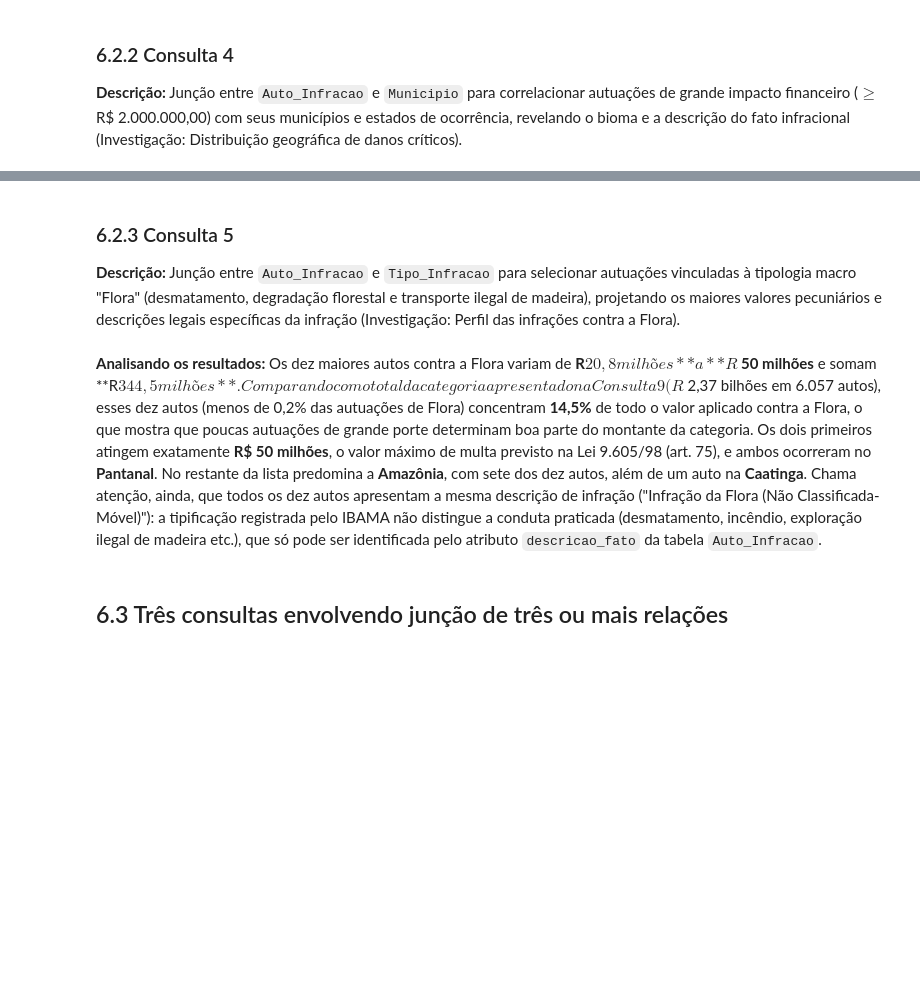
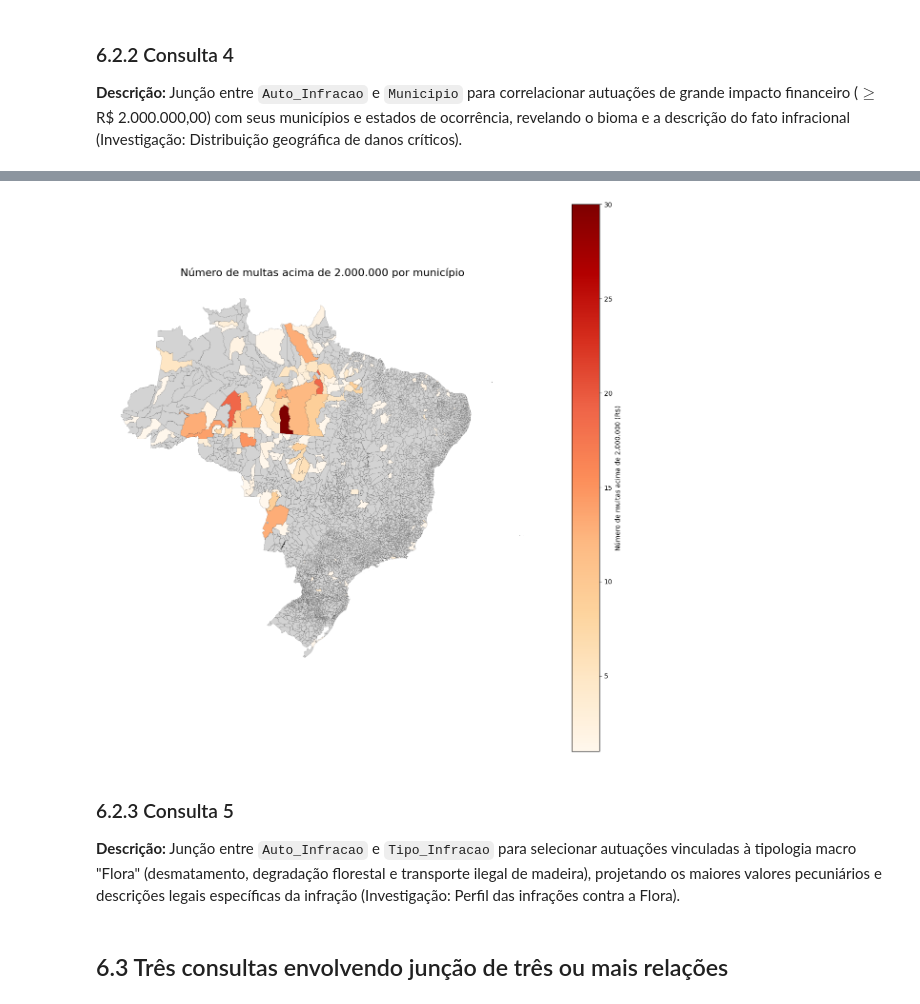
Before and after one commit to Ykosfeld/TP2-IBD, a Jupyter notebook: tp2.ipynb, the cells around one changed output, grey strips where cells are left out. Saved outputs shown, nothing was run; the diff lists cells and outputs as text; code cells hidden in the pictures; blank space fills up the shorter version.

```diff
--- a/tp2.ipynb
+++ b/tp2.ipynb
@@ -464,3 +566,54 @@ fetch(query4, conn)
+# %%
+df_multa_municipio = fetch("""
+SELECT nome_municipio, uf, bioma, valor_multa, COUNT(*) AS total_multa
+FROM Auto_Infracao NATURAL JOIN Municipio
+WHERE valor_multa >= 2000000
+GROUP BY nome_municipio, uf
+ORDER BY total_multa DESC
+""", conn)
+
+municipios = geobr.read_municipality(year = 2022)
+
+df_multa_municipio['nome_norm'] = df_multa_municipio['nome_municipio'].str.upper().str.strip().str.replace('Á', 'A').str.replace('Ã', 'A').str.replace('Â', 'A').str.replace('É', 'E').str.replace('Ê', 'E').str.replace('Í', 'I').str.replace('Ó', 'O').str.replace('Ô', 'O').str.replace('Õ', 'O').str.replace('Ú', 'U').str.replace('Ç', 'C')
+municipios['nome_norm'] = municipios['name_muni'].str.upper().str.strip().str.replace('Á', 'A').str.replace('Ã', 'A').str.replace('Â', 'A').str.replace('É', 'E').str.replace('Ê', 'E').str.replace('Í', 'I').str.replace('Ó', 'O').str.replace('Ô', 'O').str.replace('Õ', 'O').str.replace('Ú', 'U').str.replace('Ç', 'C')
+
+mapa = municipios.merge(
+    df_multa_municipio,
+    left_on=['nome_norm', 'abbrev_state'],
+    right_on=['nome_norm', 'uf'],
+    how='left'
+)
+
+
+fig, ax = plt.subplots(1, 1, figsize=(15, 15))
+
+mapa.plot(
+    column='total_multa',
+    cmap='OrRd',
+    linewidth=0.1,
+    edgecolor='black',
+    legend=True,
+    missing_kwds={
+        'color': 'lightgrey',
+        'label': 'Sem dados'
+    },
+    legend_kwds={
+        'label': 'Número de multas',
+        'orientation': 'vertical'
+    },
+    ax=ax
+)
+
+ax.set_title(
+    'Número de multas acima de R$ 2.000.000 por município',
+    fontsize=16
+)
+
+ax.set_axis_off()
+
+plt.show()
+# %% [output]
+[figure, added]
 # %% [markdown]
 ### 6.2.3 Consulta 5
 **Descrição:** Junção entre `Auto_Infracao` e `Tipo_Infracao` para selecionar autuações vinculadas à tipologia macro "Flora" (desmatamento, degradação florestal e transporte ilegal de madeira), projetando os maiores valores pecuniários e descrições legais específicas da infração (Investigação: Perfil das infrações contra a Flora).
@@ -475,8 +628,6 @@ LIMIT 10;
 """
 
 fetch(query5, conn)
-# %% [markdown]
-**Analisando os resultados:** Os dez maiores autos contra a Flora variam de **R$ 20,8 milhões** a **R$ 50 milhões** e somam **R$ 344,5 milhões**. Comparando com o total da categoria apresentado na Consulta 9 (R$ 2,37 bilhões em 6.057 autos), esses dez autos (menos de 0,2% das autuações de Flora) concentram **14,5%** de todo o valor aplicado contra a Flora, o que mostra que poucas autuações de grande porte determinam boa parte do montante da categoria. Os dois primeiros atingem exatamente **R$ 50 milhões**, o valor máximo de multa previsto na Lei 9.605/98 (art. 75), e ambos ocorreram no **Pantanal**. No restante da lista predomina a **Amazônia**, com sete dos dez autos, além de um auto na **Caatinga**. Chama atenção, ainda, que todos os dez autos apresentam a mesma descrição de infração ("Infração da Flora (Não Classificada-Móvel)"): a tipificação registrada pelo IBAMA não distingue a conduta praticada (desmatamento, incêndio, exploração ilegal de madeira etc.), que só pode ser identificada pelo atributo `descricao_fato` da tabela `Auto_Infracao`.
 # %% [markdown]
 ## 6.3 Três consultas envolvendo junção de três ou mais relações
 # %% [markdown]
```
Also changed, not shown: parts of 19 cells of this notebook.
